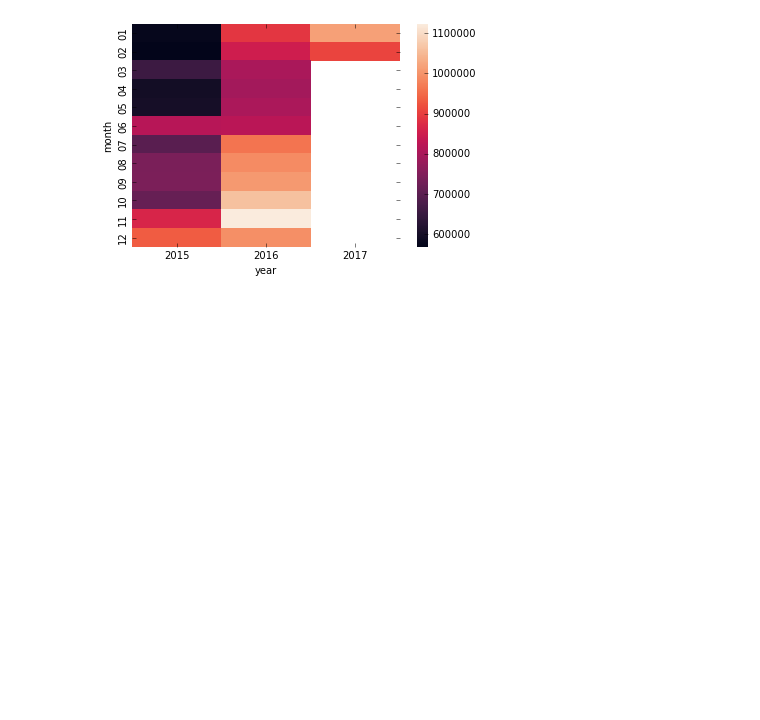
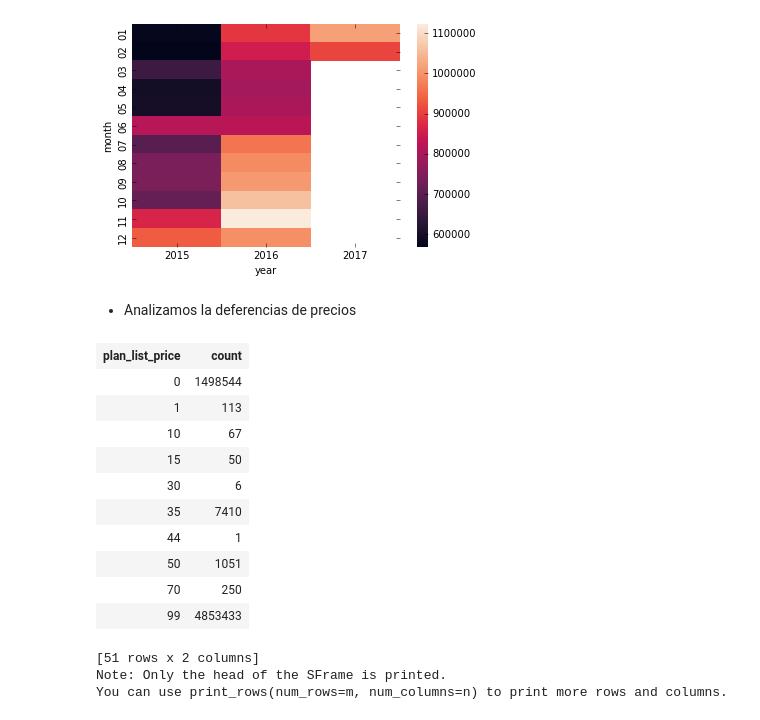
Before and after one commit to hriverap/datascience, a Jupyter notebook: churn-model-kkbox/DBAnalytics_EDA_02.ipynb, the cells around one changed output. Saved outputs shown, nothing was run; the diff lists cells and outputs as text; code cells hidden in the pictures; blank space fills up the shorter version.

```diff
--- a/churn-model-kkbox/DBAnalytics_EDA_02.ipynb
+++ b/churn-model-kkbox/DBAnalytics_EDA_02.ipynb
@@ -384,3 +375,5 @@ Grp2
 sns.heatmap(Grp2);
 # %% [output]
 [figure]
+# %% [markdown]
+*  Analizamos la deferencias de precios
@@ -386,0 +382,17 @@ sns.heatmap(Grp2);
+# %%
+plan_list_price
+# %% [output]
+| plan_list_price | count |
+| 0 | 1498544 |
+| 1 | 113 |
+| 10 | 67 |
+| 15 | 50 |
+| 30 | 6 |
+| 35 | 7410 |
+| 44 | 1 |
+| 50 | 1051 |
+| 70 | 250 |
+| 99 | 4853433 |
+[51 rows x 2 columns]
+Note: Only the head of the SFrame is printed.
+You can use print_rows(num_rows=m, num_columns=n) to print more rows and columns.
```
Also changed, not shown: parts of 10 cells of this notebook.
